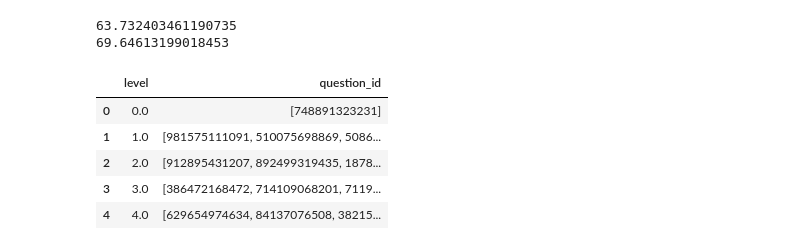
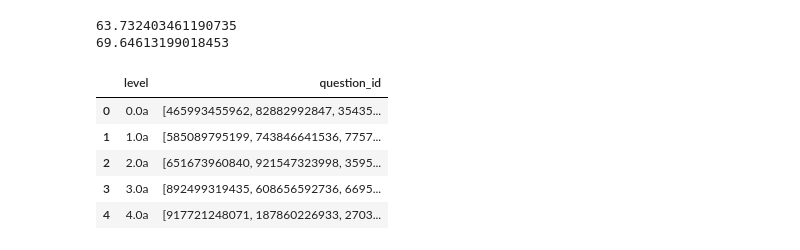
Before and after one commit to sayemmh/project-zayd-api, a Jupyter notebook: wazn_levels-Copy1.ipynb, the cells around one changed output. Cells and saved outputs as stored; diff of their text form; code cells hidden in the pictures.

Commit message:
levels v11

```diff
--- a/wazn_levels-Copy1.ipynb
+++ b/wazn_levels-Copy1.ipynb
@@ -489,15 +470,16 @@ with open("level_freq.json", 'w') as f:
 69.64613199018453
 # %%
 swl_other[['question_id', 'level']]
-output = swl_other.groupby('level').question_id.apply(lambda x: ','.join(map(str, x))).reset_index()
-output.loc[:,'question_id'] = output.loc[:, 'question_id'].apply(lambda x: [int(y) for y in x.split(",")])
-output.head()
+output_other = swl_other.groupby('level').question_id.apply(lambda x: ','.join(map(str, x))).reset_index()
+output_other.loc[:,'question_id'] = output_other.loc[:, 'question_id'].apply(lambda x: [int(y) for y in x.split(",")])
+output_other['level'] = output_other['level'].astype(str) + 'a'
+output_other.head()
 # %% [output]
 |  | level | question_id |
-| 0 | 0.0 | [748891323231] |
-| 1 | 1.0 | [981575111091, 510075698869, 5086... |
-| 2 | 2.0 | [912895431207, 892499319435, 1878... |
-| 3 | 3.0 | [386472168472, 714109068201, 7119... |
-| 4 | 4.0 | [629654974634, 84137076508, 38215... |
+| 0 | 0.0a | [465993455962, 82882992847, 35435... |
+| 1 | 1.0a | [585089795199, 743846641536, 7757... |
+| 2 | 2.0a | [651673960840, 921547323998, 3595... |
+| 3 | 3.0a | [892499319435, 608656592736, 6695... |
+| 4 | 4.0a | [917721248071, 187860226933, 2703... |
 # %%
 swl_verb[['question_id', 'level']]
```
Also changed, not shown: parts of 11 cells of this notebook, 1 other file.
